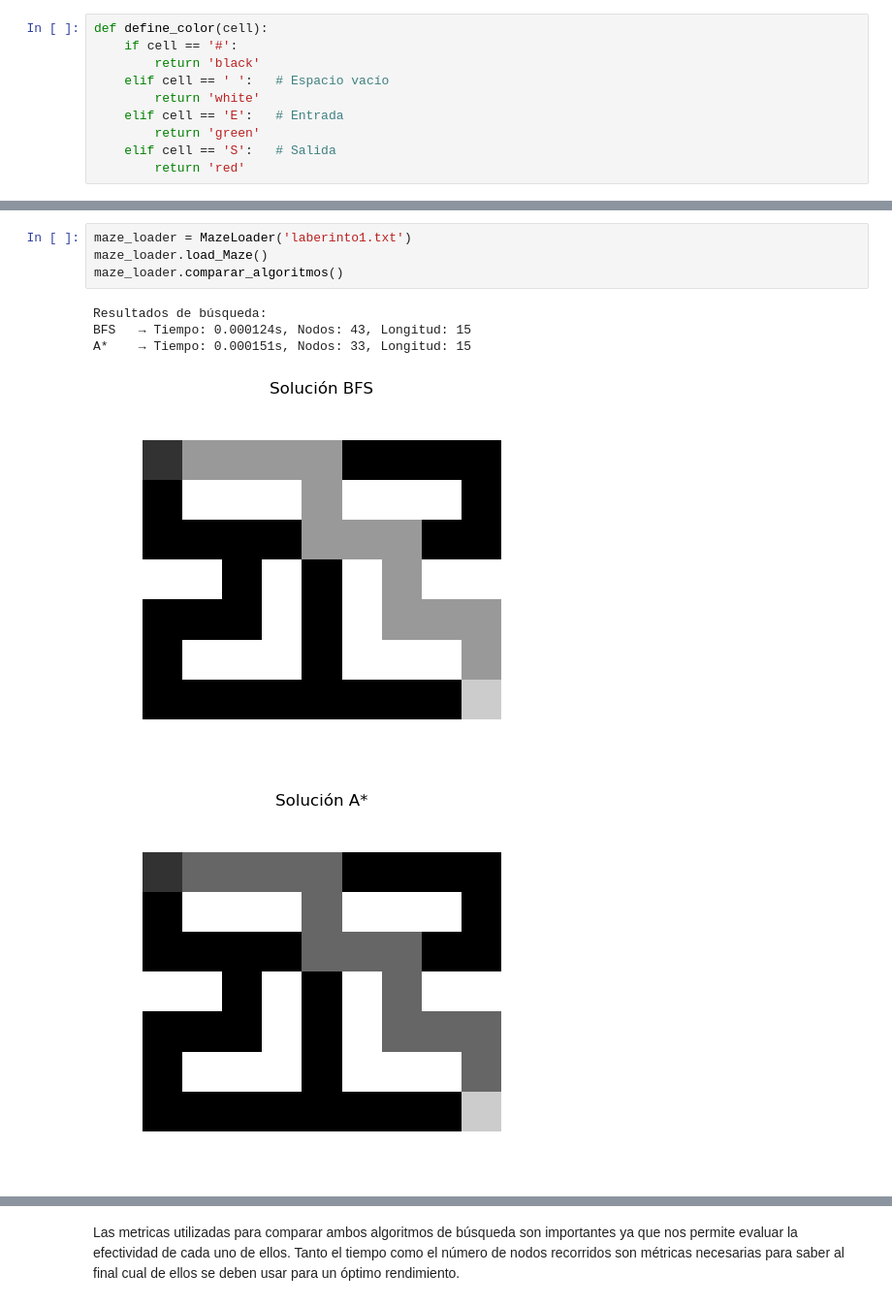
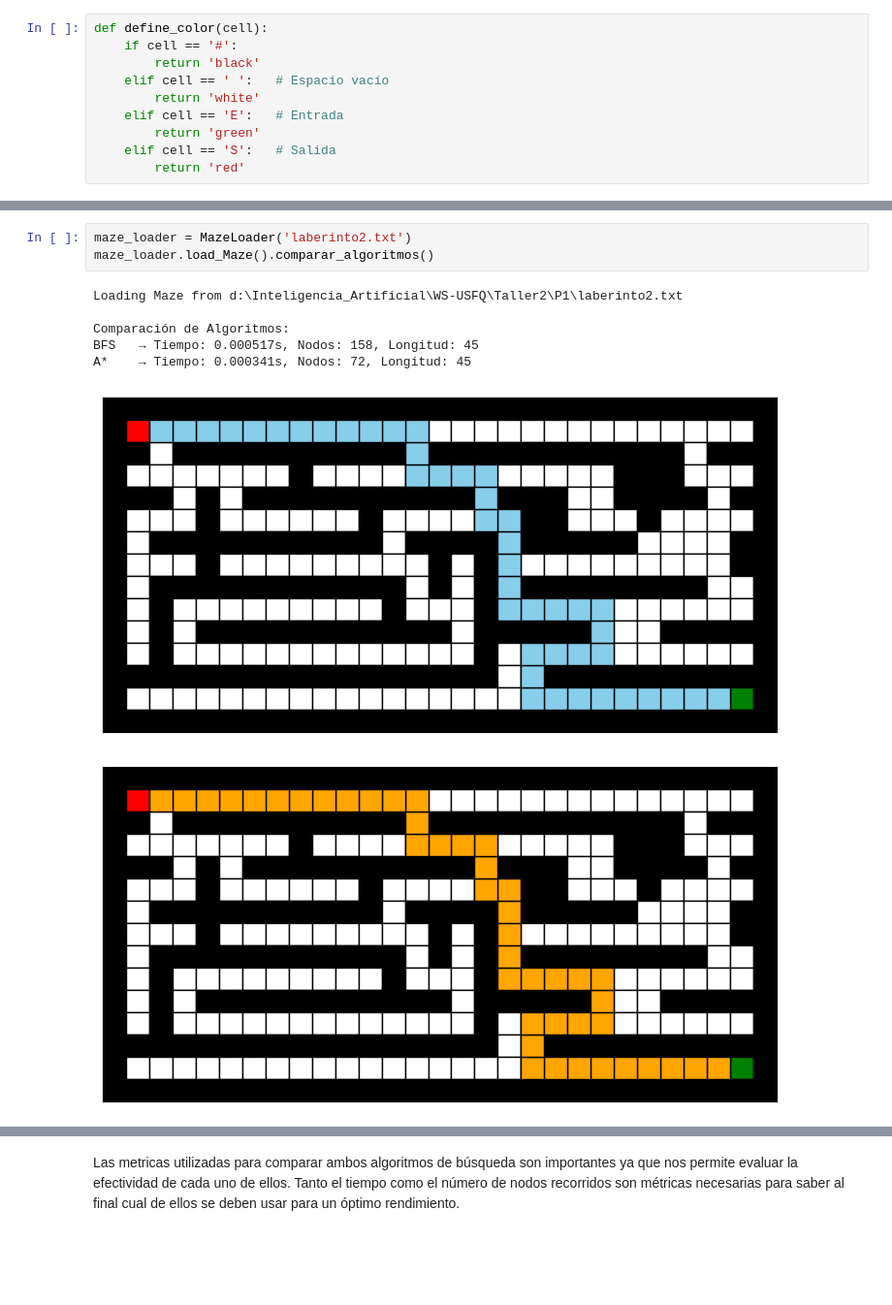
Before and after one commit to Borreguin/WS-USFQ, a Jupyter notebook: Taller2/P1/G4_Maze.ipynb, the cells around one changed output, grey strips where cells are left out. Shown at 97% size. Saved outputs shown, nothing was run; the diff lists cells and outputs as text; blank space fills up the shorter version.

```diff
--- a/Taller2/P1/G4_Maze.ipynb
+++ b/Taller2/P1/G4_Maze.ipynb
@@ -197,11 +180,12 @@ class MazeLoader:
 # %%
-maze_loader = MazeLoader('laberinto1.txt')
-maze_loader.load_Maze()
-maze_loader.comparar_algoritmos()
+maze_loader = MazeLoader('laberinto2.txt')
+maze_loader.load_Maze().comparar_algoritmos()
 # %% [output]
-Resultados de búsqueda:
-BFS   → Tiempo: 0.000124s, Nodos: 43, Longitud: 15
-A*    → Tiempo: 0.000151s, Nodos: 33, Longitud: 15
+Loading Maze from d:\Inteligencia_Artificial\WS-USFQ\Taller2\P1\laberinto2.txt
+
+Comparación de Algoritmos:
+BFS   → Tiempo: 0.000517s, Nodos: 158, Longitud: 45
+A*    → Tiempo: 0.000341s, Nodos: 72, Longitud: 45
-[figure, old version]
+[figure, new version]
-[figure, old version]
+[figure, new version]
 # %%
```
Also changed, not shown: parts of 7 cells of this notebook, 2 other files.
